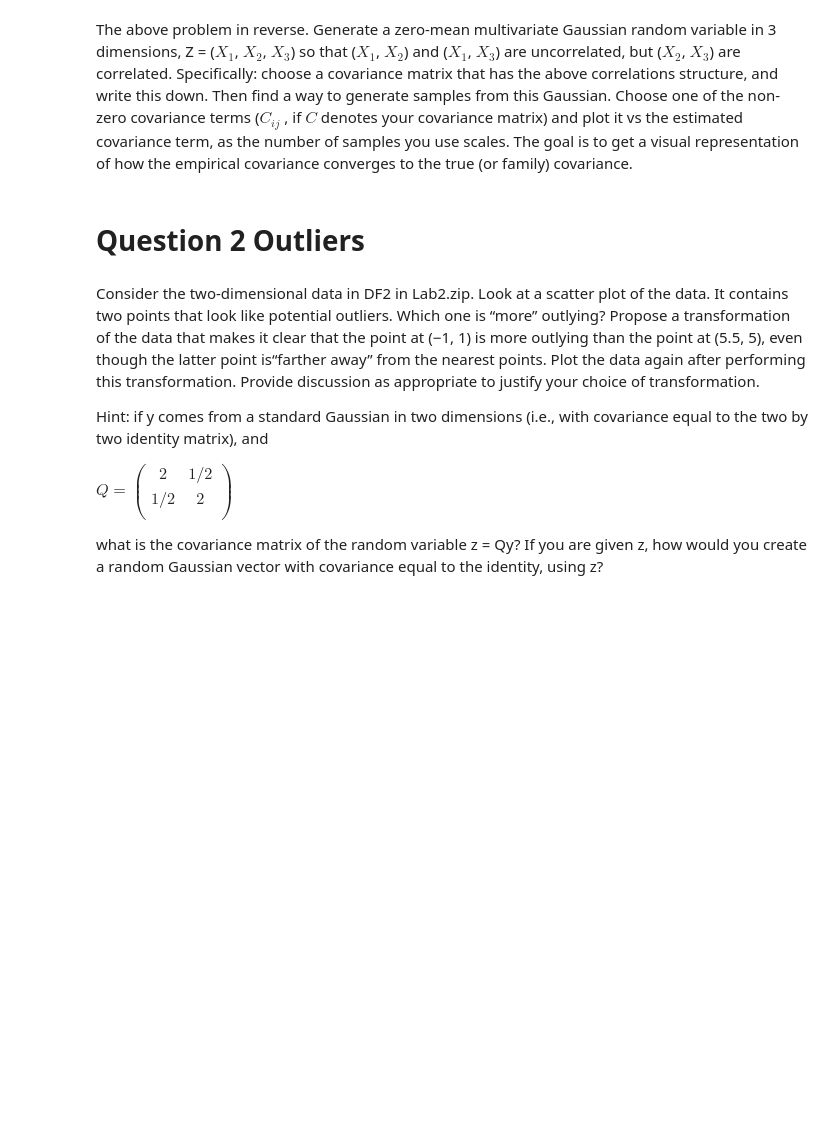
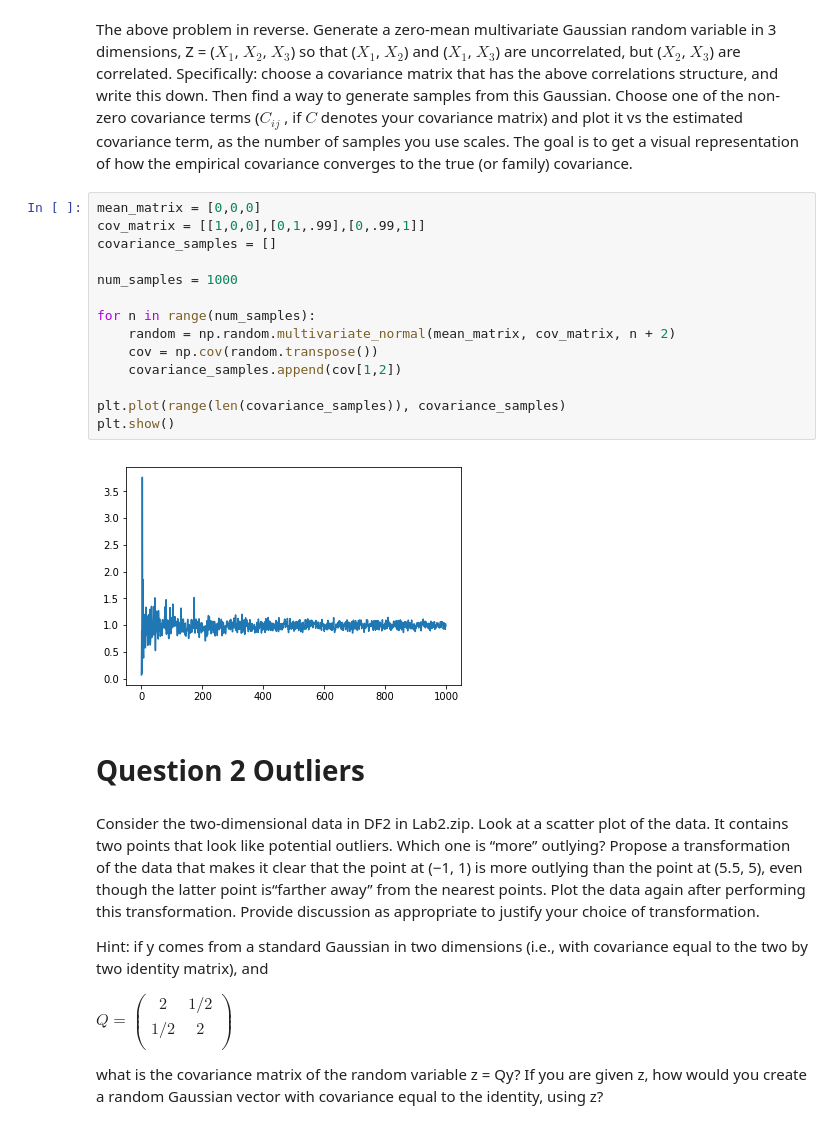
Before and after one commit to KylePolansky/EE379K-DS, a Jupyter notebook: Lab2/Lab2.ipynb, the cells around one changed output. Saved outputs shown, nothing was run; the diff lists cells and outputs as text; blank space fills up the shorter version.

```diff
--- a/Lab2/Lab2.ipynb
+++ b/Lab2/Lab2.ipynb
@@ -48,5 +53,21 @@ df.cov()
 # %% [markdown]
 The above problem in reverse. Generate a zero-mean multivariate Gaussian random variable in 3 dimensions, Z = ($X_1$, $X_2$, $X_3$) so that ($X_1$, $X_2$) and ($X_1$, $X_3$) are uncorrelated, but ($X_2$, $X_3$) are correlated. Specifically: choose a covariance matrix that has the above correlations structure, and write this down. Then find a way to generate samples from this Gaussian. Choose one of the non-zero covariance terms ($C_{ij}$ , if $C$ denotes your covariance matrix) and plot it vs the estimated covariance term, as the number of samples you use scales. The goal is to get a visual representation of how the empirical covariance converges to the true (or family) covariance.
+# %%
+mean_matrix = [0,0,0]
+cov_matrix = [[1,0,0],[0,1,.99],[0,.99,1]]
+covariance_samples = []
+
+num_samples = 1000
+
+for n in range(num_samples):
+    random = np.random.multivariate_normal(mean_matrix, cov_matrix, n + 2)
+    cov = np.cov(random.transpose())
+    covariance_samples.append(cov[1,2])
+
+plt.plot(range(len(covariance_samples)), covariance_samples)
+plt.show()
+# %% [output]
+[figure, added]
 # %% [markdown]
 # Question 2 Outliers
 # %% [markdown]
```
Also changed, not shown: parts of 7 cells of this notebook.
